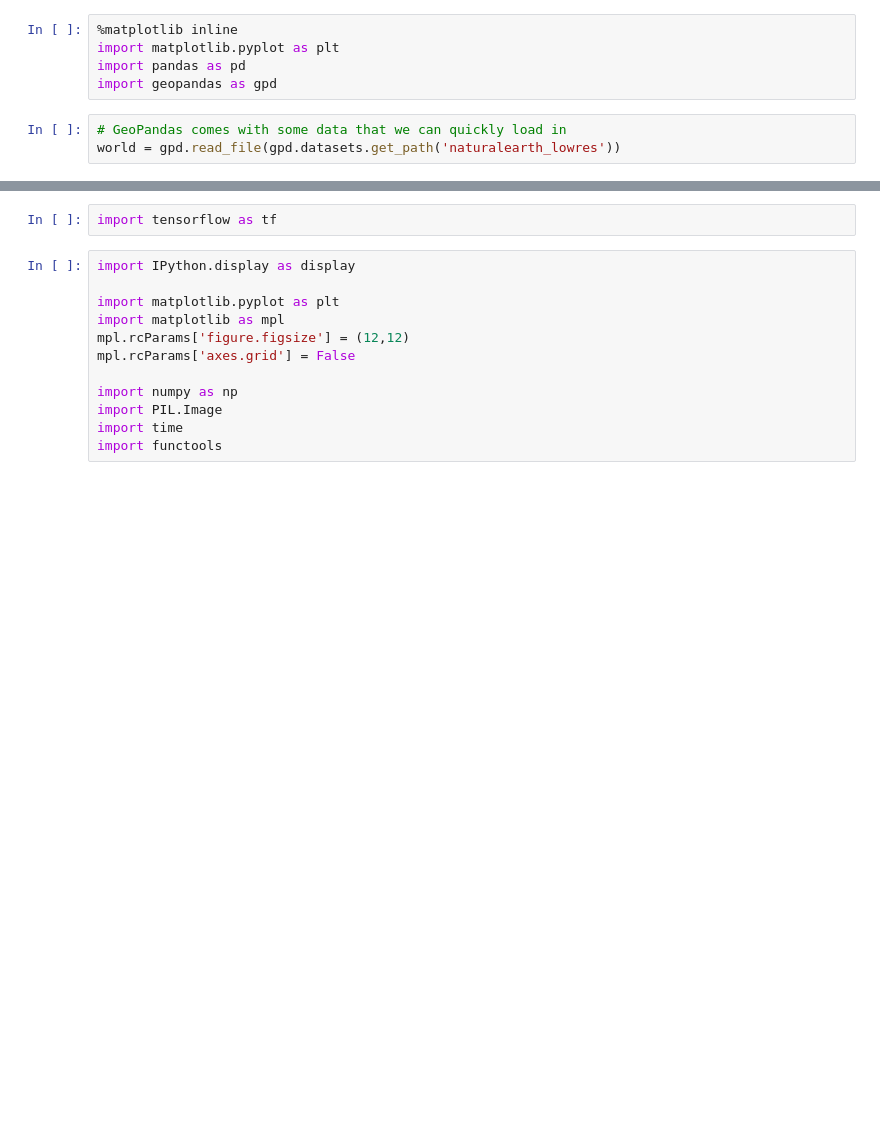
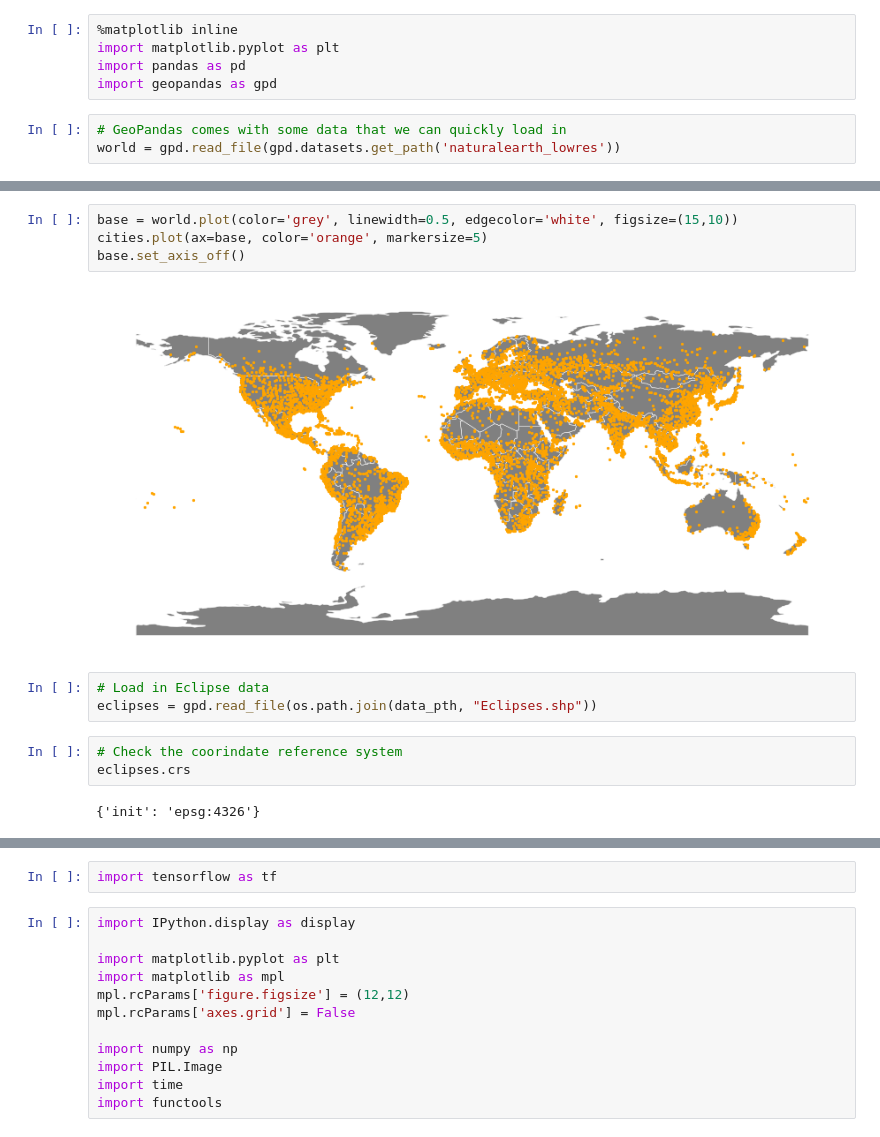
Before and after one commit to christyheaton/MapsAndMLTutorial_PyCon2020, a Jupyter notebook: notebooks/TensorFlowStyleTransfer.ipynb, the cells around one changed output, grey strips where cells are left out. Drawn from its saved outputs; the diff is of its cells as text; blank space fills up the shorter version.

```diff
--- a/notebooks/TensorFlowStyleTransfer.ipynb
+++ b/notebooks/TensorFlowStyleTransfer.ipynb
@@ -8,0 +58,14 @@ world = gpd.read_file(gpd.datasets.get_path('naturalearth_lowres'))
+# %%
+base = world.plot(color='grey', linewidth=0.5, edgecolor='white', figsize=(15,10))
+cities.plot(ax=base, color='orange', markersize=5)
+base.set_axis_off()
+# %% [output]
+[figure, added]
+# %%
+# Load in Eclipse data
+eclipses = gpd.read_file(os.path.join(data_pth, "Eclipses.shp"))
+# %%
+# Check the coorindate reference system
+eclipses.crs
+# %% [output]
+{'init': 'epsg:4326'}
```
Also changed, not shown: parts of 18 cells of this notebook, 20 other files.
